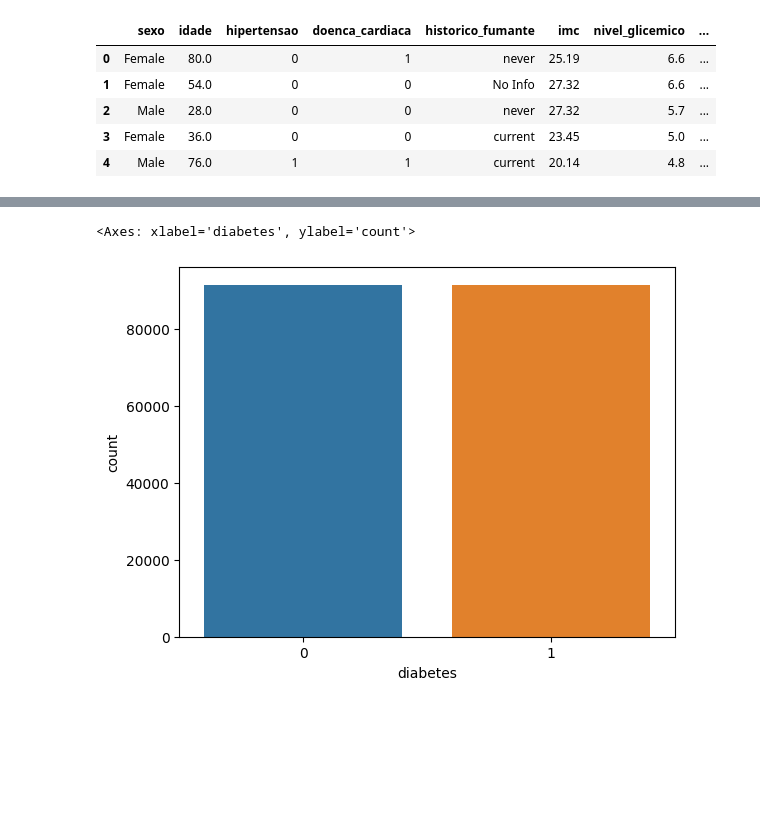
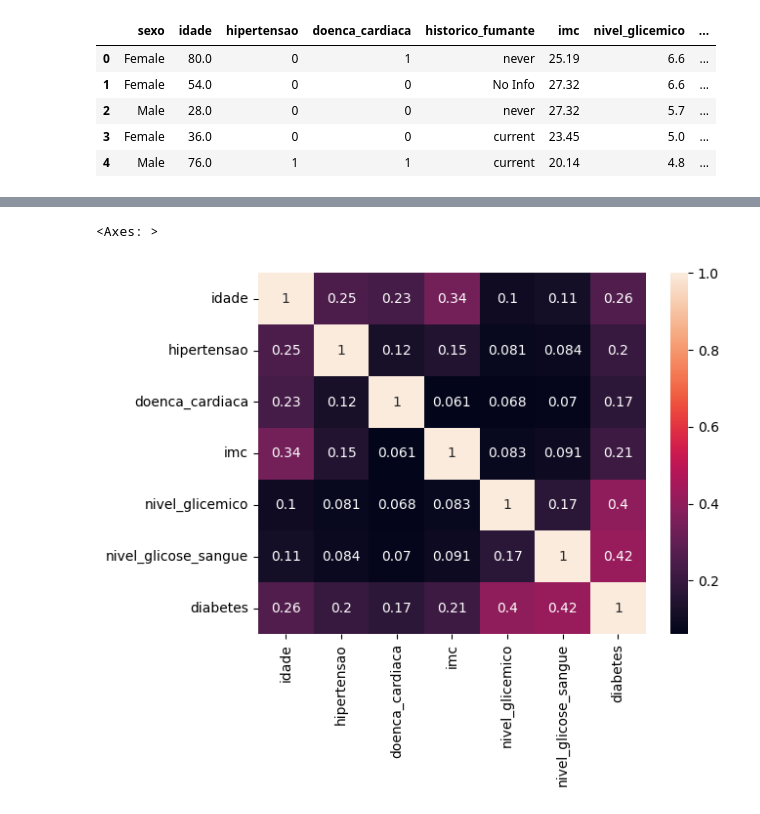
Before and after one commit to nicollasF/ClassificacaoDiabetes, a Jupyter notebook: ClassificacaoDiabetes.ipynb, the cells around one changed output, grey strips where cells are left out. Cells and saved outputs as stored; diff of their text form; code cells hidden in the pictures; blank space fills up the shorter version.

```diff
--- a/ClassificacaoDiabetes.ipynb
+++ b/ClassificacaoDiabetes.ipynb
@@ -76,7 +93,3 @@ smt = SMOTE()
 X,y = smt.fit_resample(X,y)
 
 dados = pd.concat([X,y], axis=1)
-sns.countplot(x='diabetes' , data=dados)
-# %% [output]
-<Axes: xlabel='diabetes', ylabel='count'>
-[figure, removed]
@@ -84,0 +96,5 @@ df.corr()
+# %%
+sns.heatmap(df.corr(), annot=True)
+# %% [output]
+<Axes: >
+[figure, added]
```
Also changed, not shown: parts of 21 cells of this notebook.
